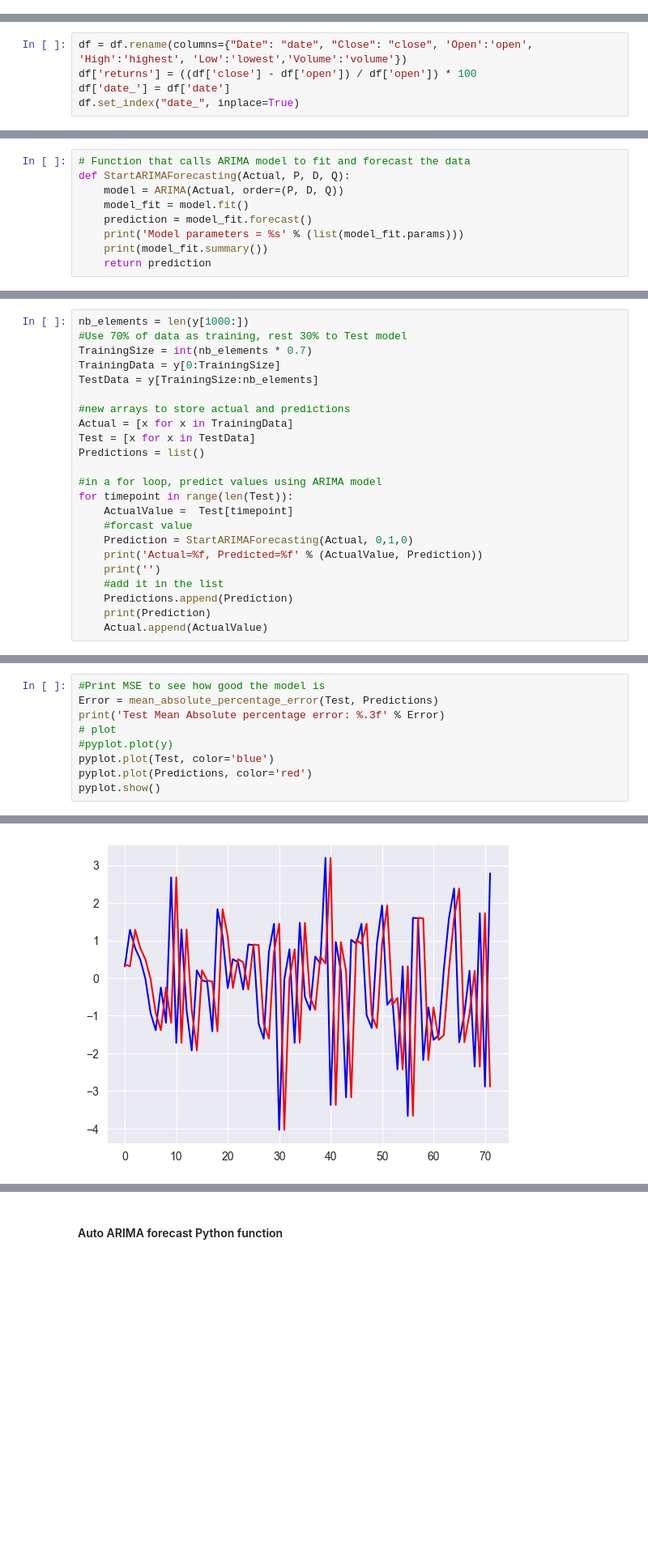
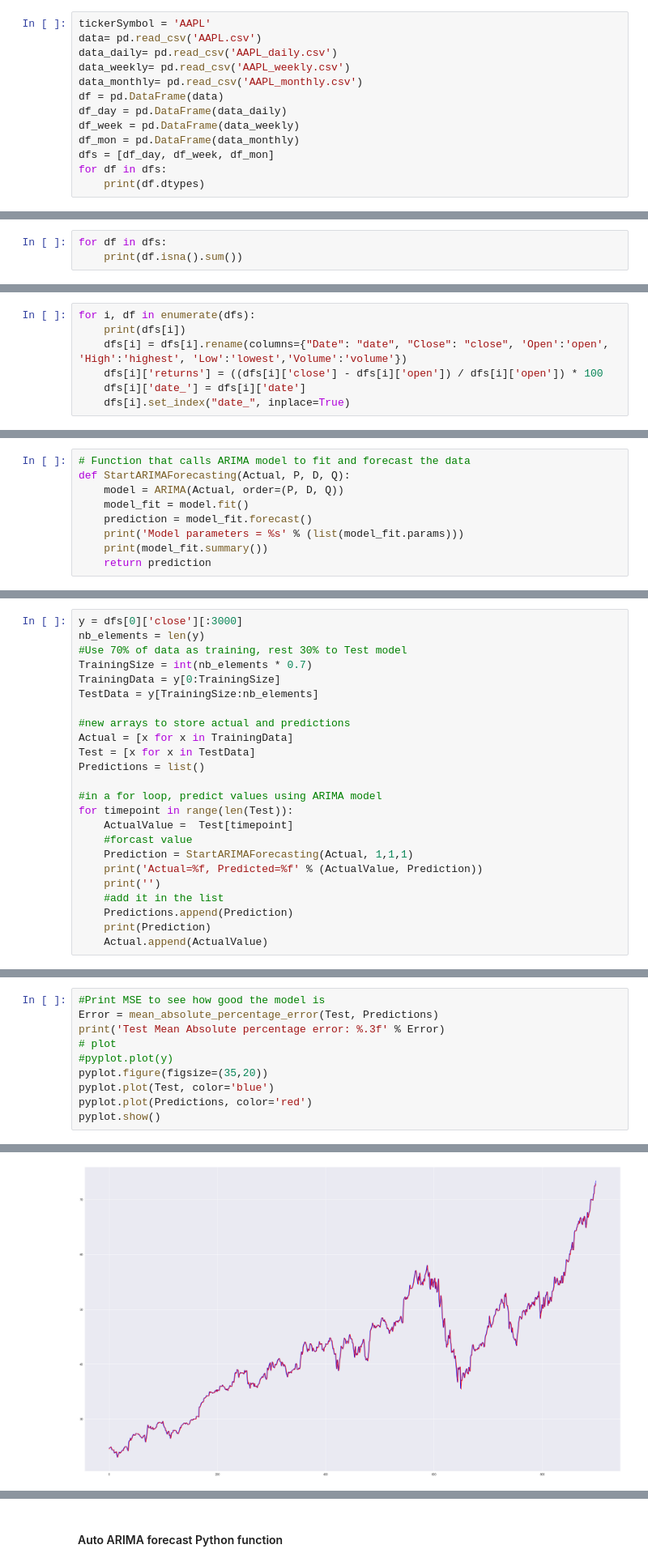
Before and after one commit to killianvervelle/Financial-Forecasting-with-Timeseries, a Jupyter notebook: AnSeqDa_projet.ipynb, the cells around one changed output, grey strips where cells are left out. Shown at 81% size. Saved outputs shown, nothing was run; the diff lists cells and outputs as text; blank space fills up the shorter version.

```diff
--- a/AnSeqDa_projet.ipynb
+++ b/AnSeqDa_projet.ipynb
@@ -65,0 +41,13 @@ dtype: int64
+# %%
+tickerSymbol = 'AAPL'
+data= pd.read_csv('AAPL.csv')
+data_daily= pd.read_csv('AAPL_daily.csv')
+data_weekly= pd.read_csv('AAPL_weekly.csv')
+data_monthly= pd.read_csv('AAPL_monthly.csv')
+df = pd.DataFrame(data)
+df_day = pd.DataFrame(data_daily)
+df_week = pd.DataFrame(data_weekly)
+df_mon = pd.DataFrame(data_monthly)
+dfs = [df_day, df_week, df_mon]
+for df in dfs:
+    print(df.dtypes)
@@ -65,0 +72,3 @@ dtype: int64
+# %%
+for df in dfs:
+    print(df.isna().sum())
@@ -66,5 +93,7 @@ dtype: int64
 # %%
-df = df.rename(columns={"Date": "date", "Close": "close", 'Open':'open', 'High':'highest', 'Low':'lowest','Volume':'volume'})
-df['returns'] = ((df['close'] - df['open']) / df['open']) * 100
-df['date_'] = df['date']
-df.set_index("date_", inplace=True)
+for i, df in enumerate(dfs):
+    print(dfs[i])
+    dfs[i] = dfs[i].rename(columns={"Date": "date", "Close": "close", 'Open':'open', 'High':'highest', 'Low':'lowest','Volume':'volume'})
+    dfs[i]['returns'] = ((dfs[i]['close'] - dfs[i]['open']) / dfs[i]['open']) * 100
+    dfs[i]['date_'] = dfs[i]['date']
+    dfs[i].set_index("date_", inplace=True)
@@ -254,5 +304,6 @@ Test
 # %%
-nb_elements = len(y[1000:])
+y = dfs[0]['close'][:3000]
+nb_elements = len(y)
 #Use 70% of data as training, rest 30% to Test model
 TrainingSize = int(nb_elements * 0.7)
 TrainingData = y[0:TrainingSize]
@@ -267,7 +318,7 @@ Predictions = list()
 for timepoint in range(len(Test)):
     ActualValue =  Test[timepoint]
     #forcast value
-    Prediction = StartARIMAForecasting(Actual, 0,1,0)
+    Prediction = StartARIMAForecasting(Actual, 1,1,1)
     print('Actual=%f, Predicted=%f' % (ActualValue, Prediction))
     print('')
     #add it in the list
@@ -298,6 +400,7 @@ Error = mean_absolute_percentage_error(Test, Predictions)
 print('Test Mean Absolute percentage error: %.3f' % Error)
 # plot
 #pyplot.plot(y)
+pyplot.figure(figsize=(35,20))
 pyplot.plot(Test, color='blue')
 pyplot.plot(Predictions, color='red')
 pyplot.show()
@@ -306 +409 @@ Test Mean Absolute percentage error: 3.931
-[figure, old version]
+[figure, new version]
```
Also changed, not shown: parts of 49 cells of this notebook.
